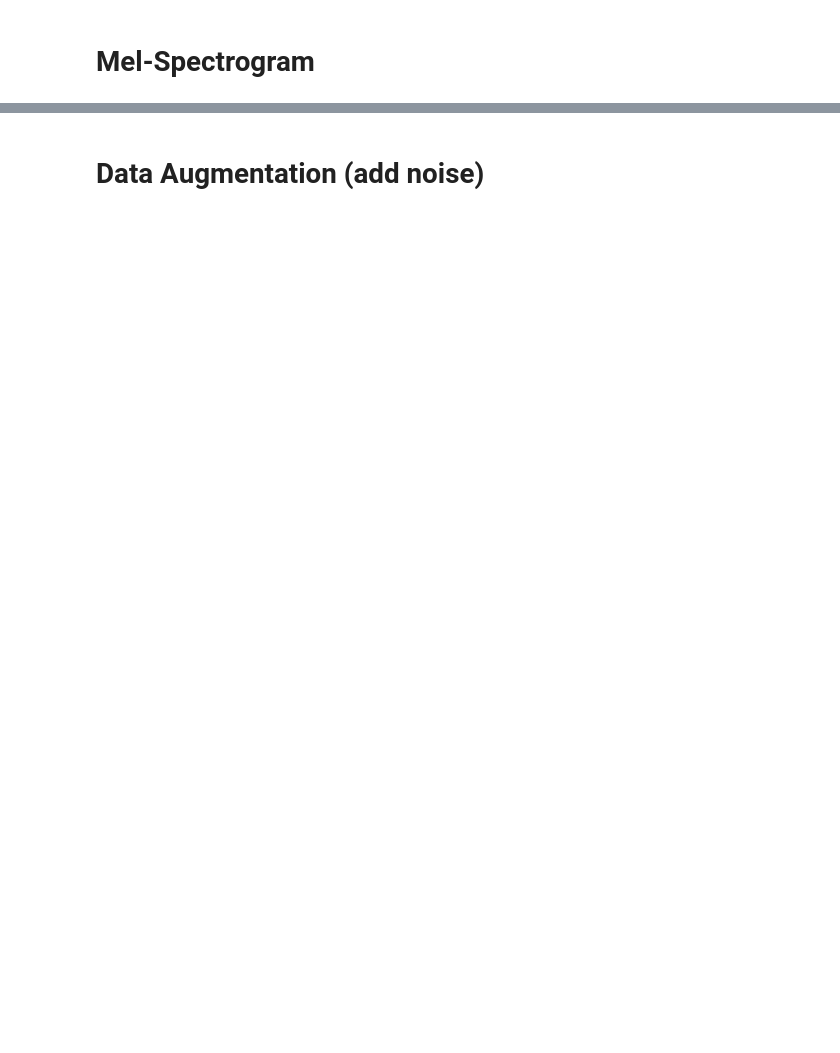
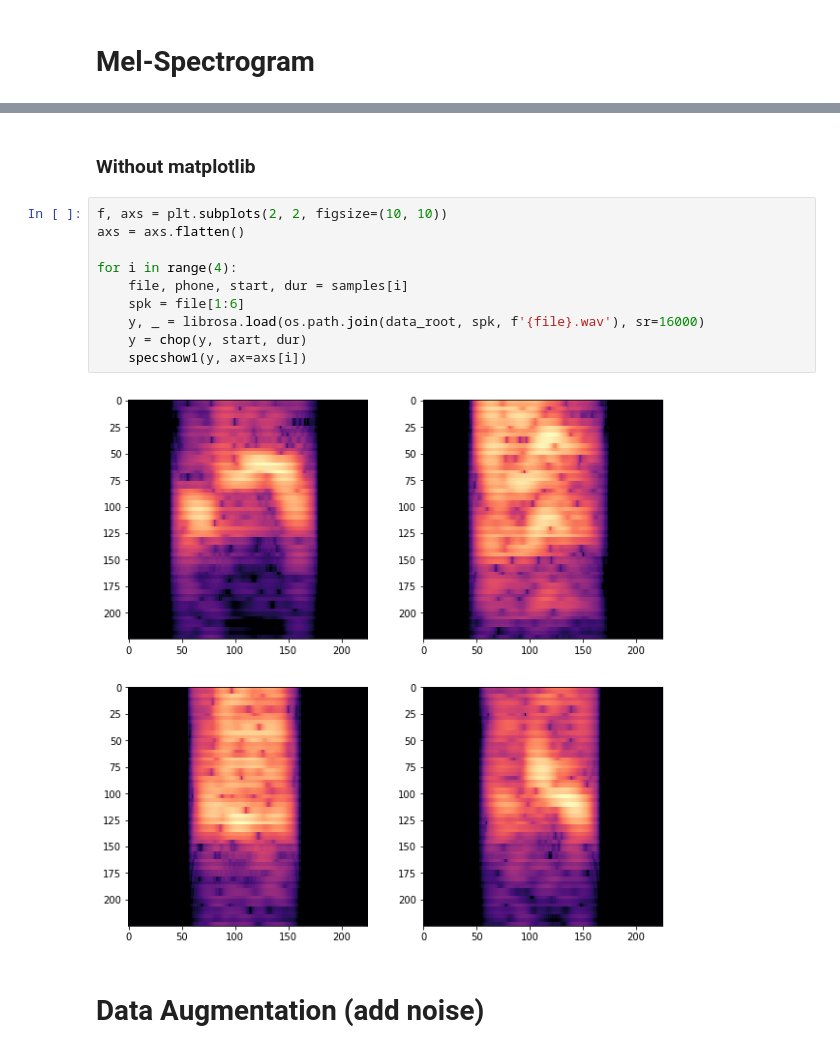
Before and after one commit to tjysdsg/tone_classifier, a Jupyter notebook: test.ipynb, the cells around one changed output, grey strips where cells are left out. Saved outputs shown, nothing was run; the diff lists cells and outputs as text; blank space fills up the shorter version.

```diff
--- a/test.ipynb
+++ b/test.ipynb
@@ -66,3 +79,17 @@ for i in range(4):
+# %% [markdown]
+### Without matplotlib
+# %%
+f, axs = plt.subplots(2, 2, figsize=(10, 10))
+axs = axs.flatten()
+
+for i in range(4):
+    file, phone, start, dur = samples[i]
+    spk = file[1:6]
+    y, _ = librosa.load(os.path.join(data_root, spk, f'{file}.wav'), sr=16000)
+    y = chop(y, start, dur)
+    specshow1(y, ax=axs[i])
+# %% [output]
+[figure, added]
 # %% [markdown]
 # Data Augmentation (add noise)
 # %%
```
Also changed, not shown: parts of 7 cells of this notebook, 5 other files.
